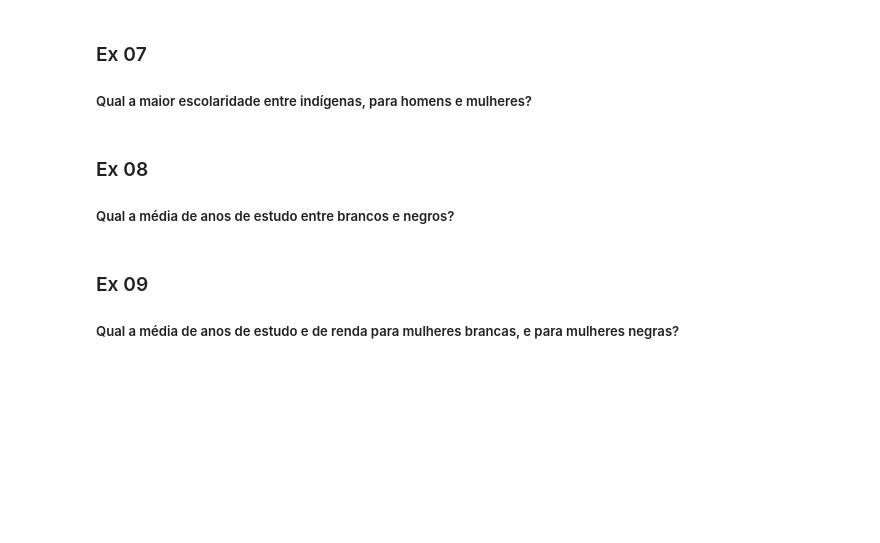
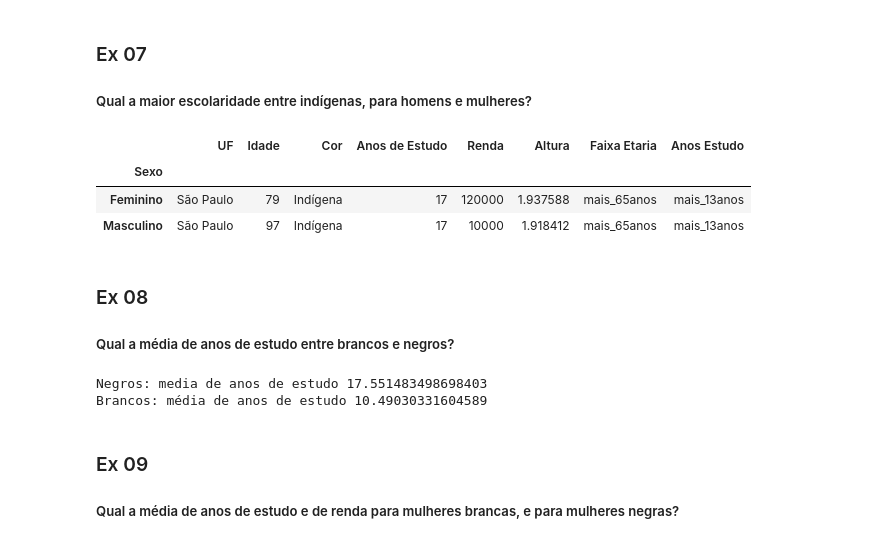
Before and after one commit to JLVanin/Data-Science-Growdev, a Jupyter notebook: Programação Para Data Science I/Exercícios_Aula_04.ipynb, the cells around one changed output. Drawn from its saved outputs; the diff is of its cells as text; code cells hidden in the pictures; blank space fills up the shorter version.

```diff
--- a/Programação Para Data Science I/Exercícios_Aula_04.ipynb
+++ b/Programação Para Data Science I/Exercícios_Aula_04.ipynb
@@ -108,0 +83,5 @@ print(e)
+# %%
+df['Faixa Etaria'] = pd.cut(x=df['Idade'], bins=[0,20,35,50,65,200],
+                    labels=['ate_20anos','entre21_35anos','entre36_50anos','entre51_65anos','mais_65anos'])
+faixa_etaria = df.groupby('Faixa Etaria').count()
+faixa_etaria['Idade']
@@ -126,3 +152,8 @@ print(e)
 ##### c) 7 a 10 anos
 ##### d) 10 a 12 anos
 ##### e) 13 anos ou mais
+# %%
+df['Anos Estudo'] = pd.cut(x=df['Anos de Estudo'], bins=[0,3,7,11,13,100],
+                    labels=['ate_2anos','entre3_6anos','entre7_10anos','entre11_12anos','mais_13anos'])
+renda_media_anos = df.groupby('Anos Estudo').mean()
+renda_media_anos['Renda']
@@ -129,9 +168,28 @@ print(e)
 # %% [markdown]
 ### Ex 07
 ##### Qual a maior escolaridade entre indígenas, para homens e mulheres?
+# %%
+indigenas = df.query("Cor == 'Indígena'")
+indigenas_escolaridade = indigenas.groupby('Sexo').max()
+indigenas_escolaridade
+# %% [output]
+|  | UF | Idade | Cor | Anos de Estudo | Renda | Altura | Faixa Etaria | Anos Estudo |
+| Sexo |  |  |  |  |  |  |  |  |
+| Feminino | São Paulo | 79 | Indígena | 17 | 120000 | 1.937588 | mais_65anos | mais_13anos |
+| Masculino | São Paulo | 97 | Indígena | 17 | 10000 | 1.918412 | mais_65anos | mais_13anos |
 # %% [markdown]
 ### Ex 08
 ##### Qual a média de anos de estudo entre brancos e negros?
+# %%
+media_anos_estudo_cor = df.groupby('Cor')['Anos de Estudo'].mean()
+negros = media_anos_estudo_cor['Preta'] + media_anos_estudo_cor['Parda']
+brancos = media_anos_estudo_cor['Branca']
+
+print(f"Negros: media de anos de estudo {negros}")
+print(f"Brancos: média de anos de estudo {brancos}")
+# %% [output]
+Negros: media de anos de estudo 17.551483498698403
+Brancos: média de anos de estudo 10.49030331604589
 # %% [markdown]
 ### Ex 09
 ##### Qual a média de anos de estudo e de renda para mulheres brancas, e para mulheres negras?
```
Also changed, not shown: parts of 17 cells of this notebook.
